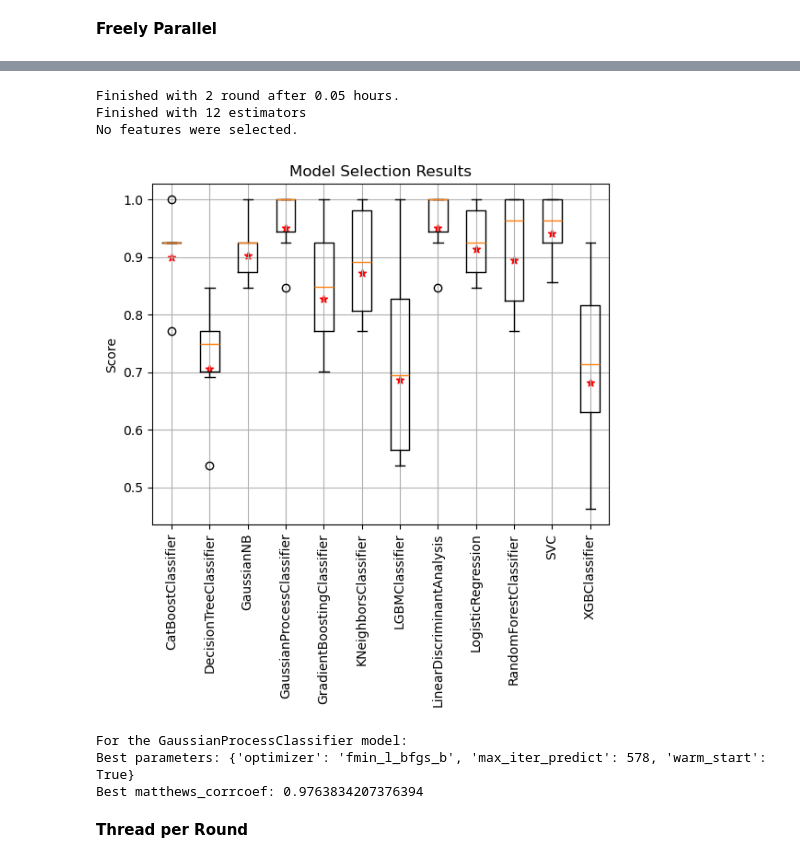
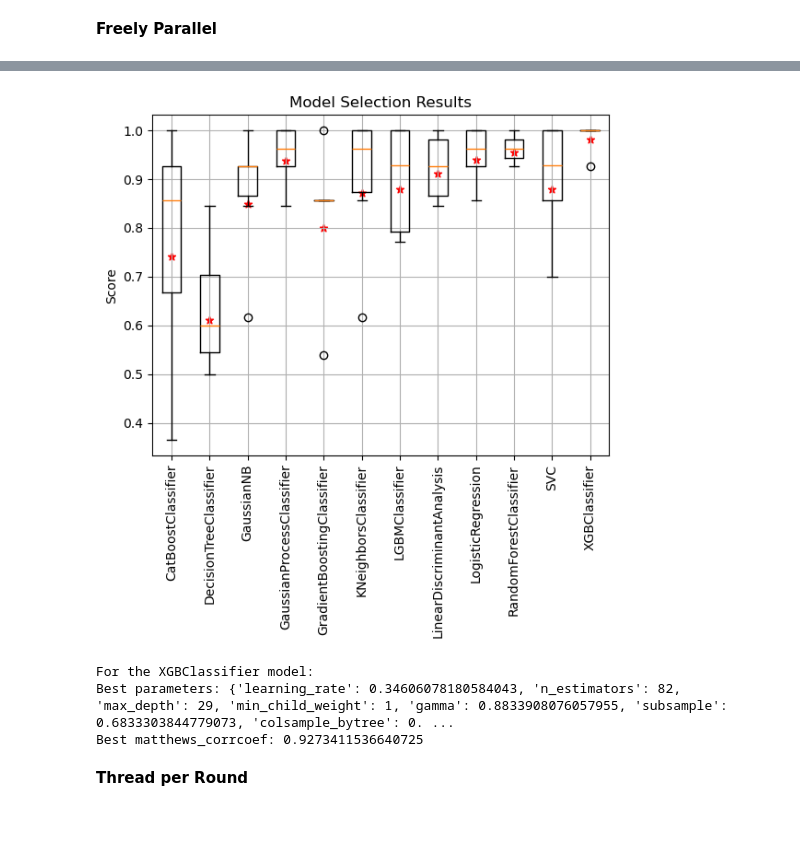
Before and after one commit to costasmexis/AI4META, a Jupyter notebook: main.ipynb, the cells around one changed output, grey strips where cells are left out. Cells and saved outputs as stored; diff of their text form; code cells hidden in the pictures; blank space fills up the shorter version.

```diff
--- a/main.ipynb
+++ b/main.ipynb
@@ -70,5 +65,5 @@ Best matthews_corrcoef: 0.9763834207376394
 # %% [markdown]
 **Freely Parallel**
 # %%
-fitted_mod, df = mlpipe.model_selection(optimizer='bayesian_search',n_trials_ncv=50,n_trials=50,rounds=2,score='matthews_corrcoef', return_best_model=True,plot='box',return_scores_df=True,choose_model=False,feature_selection_type='mrmr',outer_splits=3,inner_splits=3,hist_fit=True,parallel='freely_parallel')#exclude=[LGBMClassifier()])# search_on=[LinearDiscriminantAnalysis(),LogisticRegression()])#exclude=[LGBMClassifier()])
+fitted_mod, df = mlpipe.model_selection(optimizer='bayesian_search',n_trials_ncv=100,n_trials=50,rounds=10,score='matthews_corrcoef', return_best_model=True,plot='box',return_scores_df=True,choose_model=False,feature_selection_type='mrmr',outer_splits=5,inner_splits=5,hist_fit=True,parallel='freely_parallel')#exclude=[LGBMClassifier()])# search_on=[LinearDiscriminantAnalysis(),LogisticRegression()])#exclude=[LGBMClassifier()])
 # %% [output]
@@ -86,10 +82,7 @@ Outer fold of 2 round:100% |█████████████| Elapsed Tim
+[figure, new version]
-Finished with 2 round after 0.05 hours.
-Finished with 12 estimators
-No features were selected.
+For the XGBClassifier model:
+Best parameters: {'learning_rate': 0.34606078180584043, 'n_estimators': 82, 'max_depth': 29, 'min_child_weight': 1, 'gamma': 0.8833908076057955, 'subsample': 0.6833303844779073, 'colsample_bytree': 0. ...
+Best matthews_corrcoef: 0.9273411536640725
-[figure, old version]
-For the GaussianProcessClassifier model:
-Best parameters: {'optimizer': 'fmin_l_bfgs_b', 'max_iter_predict': 578, 'warm_start': True}
-Best matthews_corrcoef: 0.9763834207376394
 # %% [markdown]
 **Thread per Round**
 # %%
```
Also changed, not shown: parts of 5 cells of this notebook, 1 other file.
